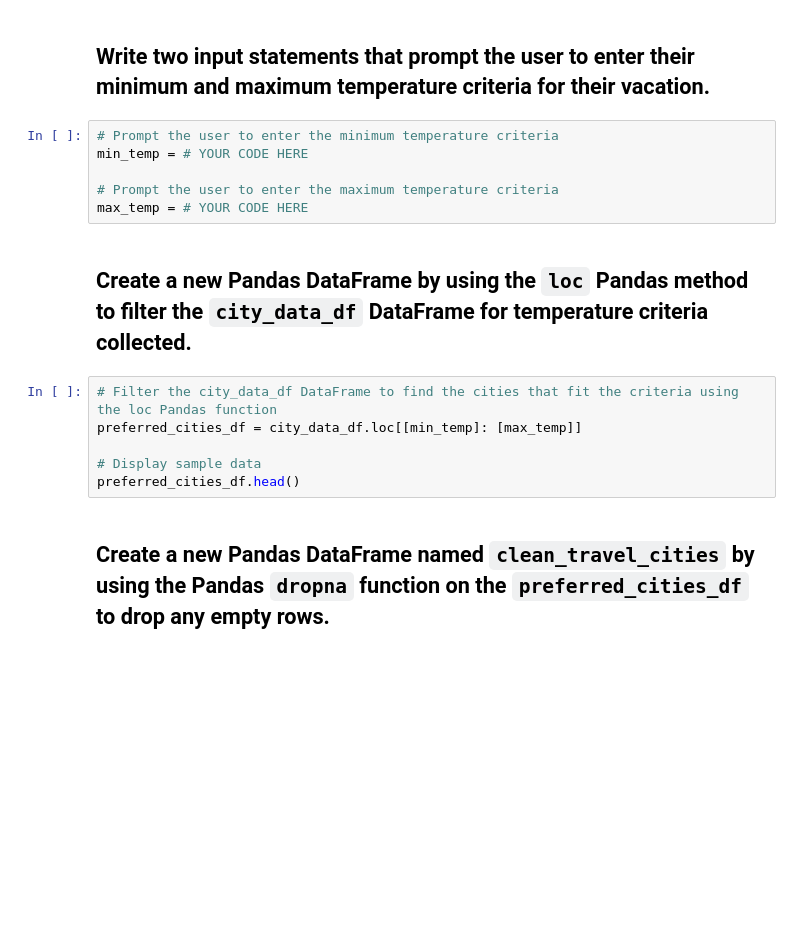
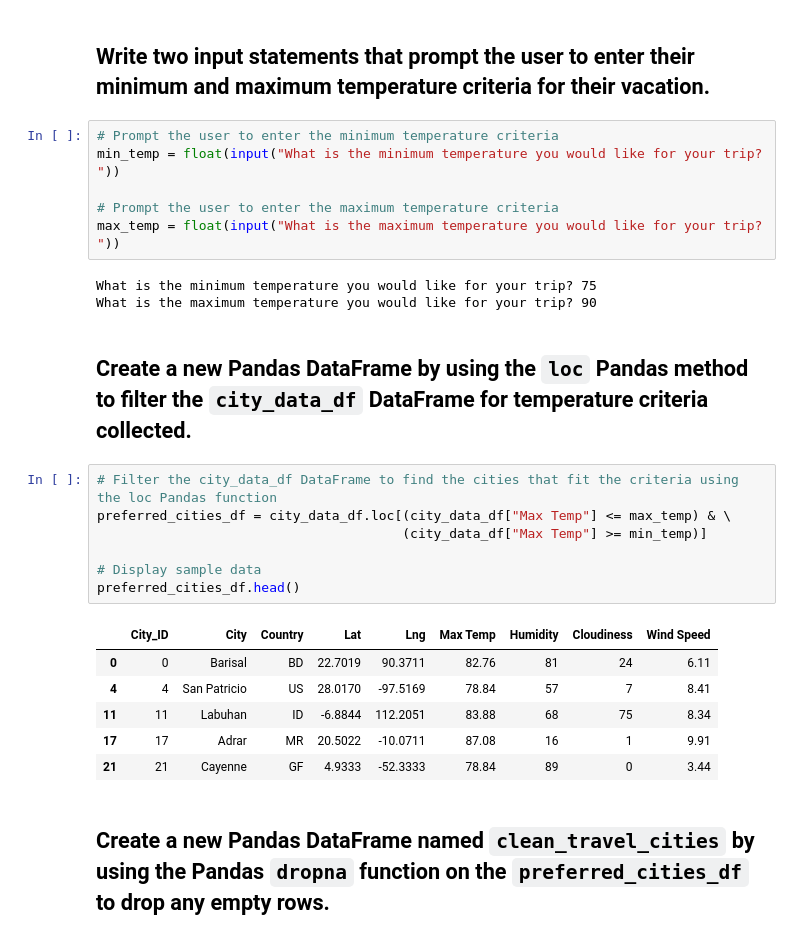
Before and after one commit to kimevans404/World_Weather_Analysis, a Jupyter notebook: Challenge/Vacation_Search/Vacation_Search.ipynb, the cells around one changed output. Saved outputs shown, nothing was run; the diff lists cells and outputs as text; blank space fills up the shorter version.

```diff
--- a/Challenge/Vacation_Search/Vacation_Search.ipynb
+++ b/Challenge/Vacation_Search/Vacation_Search.ipynb
@@ -78,18 +78,29 @@ city_data_df.head()
 ## Write two input statements that prompt the user to enter their minimum and maximum temperature criteria for their vacation.
 # %%
 # Prompt the user to enter the minimum temperature criteria
-min_temp = # YOUR CODE HERE
+min_temp = float(input("What is the minimum temperature you would like for your trip? "))
 
 # Prompt the user to enter the maximum temperature criteria
-max_temp = # YOUR CODE HERE
+max_temp = float(input("What is the maximum temperature you would like for your trip? "))
+# %% [output]
+What is the minimum temperature you would like for your trip? 75
+What is the maximum temperature you would like for your trip? 90
 # %% [markdown]
 ## Create a new Pandas DataFrame by using the `loc` Pandas method to filter the `city_data_df` DataFrame for temperature criteria  collected.
 # %%
 # Filter the city_data_df DataFrame to find the cities that fit the criteria using the loc Pandas function
-preferred_cities_df = city_data_df.loc[[min_temp]: [max_temp]]
+preferred_cities_df = city_data_df.loc[(city_data_df["Max Temp"] <= max_temp) & \
+                                       (city_data_df["Max Temp"] >= min_temp)]
 
 # Display sample data
 preferred_cities_df.head()
+# %% [output]
+|  | City_ID | City | Country | Lat | Lng | Max Temp | Humidity | Cloudiness | Wind Speed |
+| 0 | 0 | Barisal | BD | 22.7019 | 90.3711 | 82.76 | 81 | 24 | 6.11 |
+| 4 | 4 | San Patricio | US | 28.0170 | -97.5169 | 78.84 | 57 | 7 | 8.41 |
+| 11 | 11 | Labuhan | ID | -6.8844 | 112.2051 | 83.88 | 68 | 75 | 8.34 |
+| 17 | 17 | Adrar | MR | 20.5022 | -10.0711 | 87.08 | 16 | 1 | 9.91 |
+| 21 | 21 | Cayenne | GF | 4.9333 | -52.3333 | 78.84 | 89 | 0 | 3.44 |
 # %% [markdown]
 ## Create a new Pandas DataFrame named `clean_travel_cities` by using the Pandas `dropna` function on the `preferred_cities_df` to drop any empty rows.
 # %%
```
Also changed, not shown: parts of 11 cells of this notebook, 3 other files.
